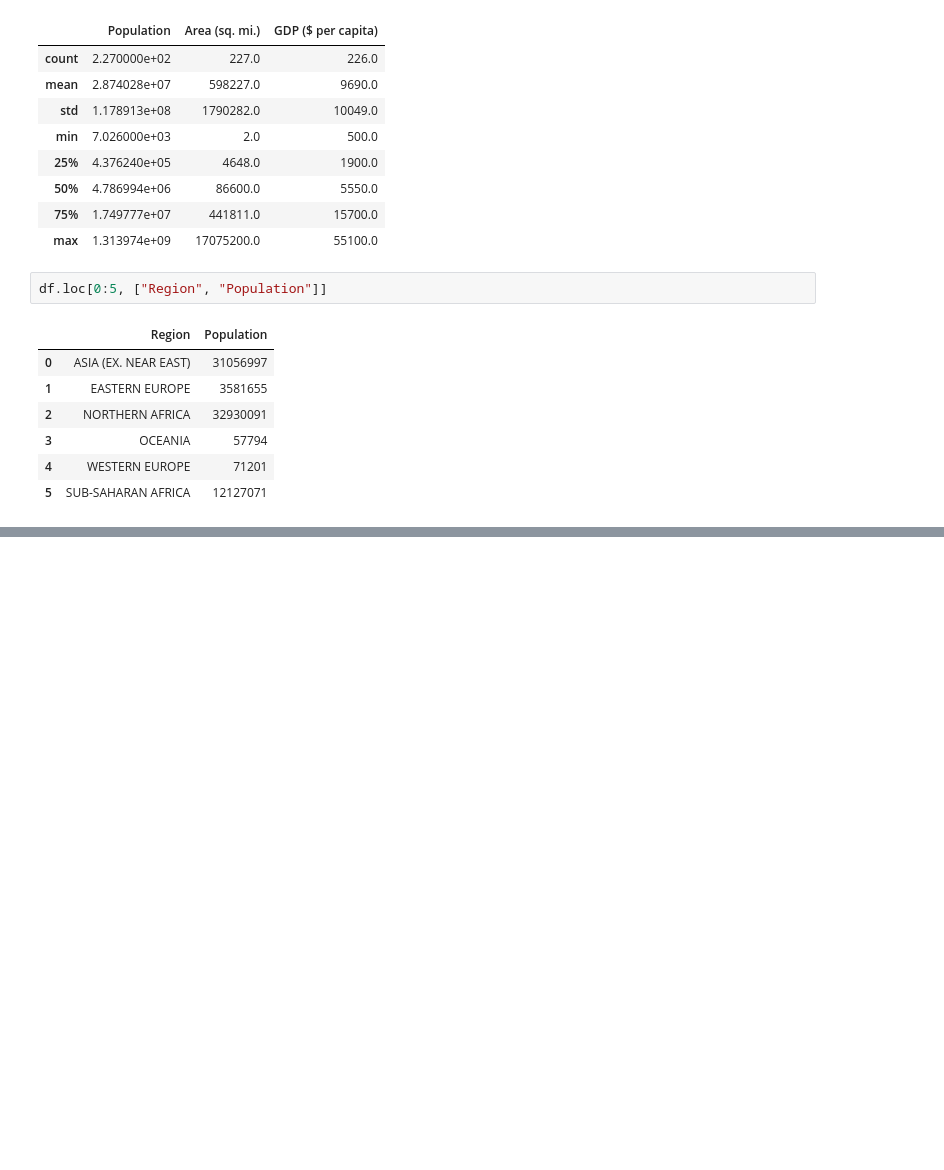
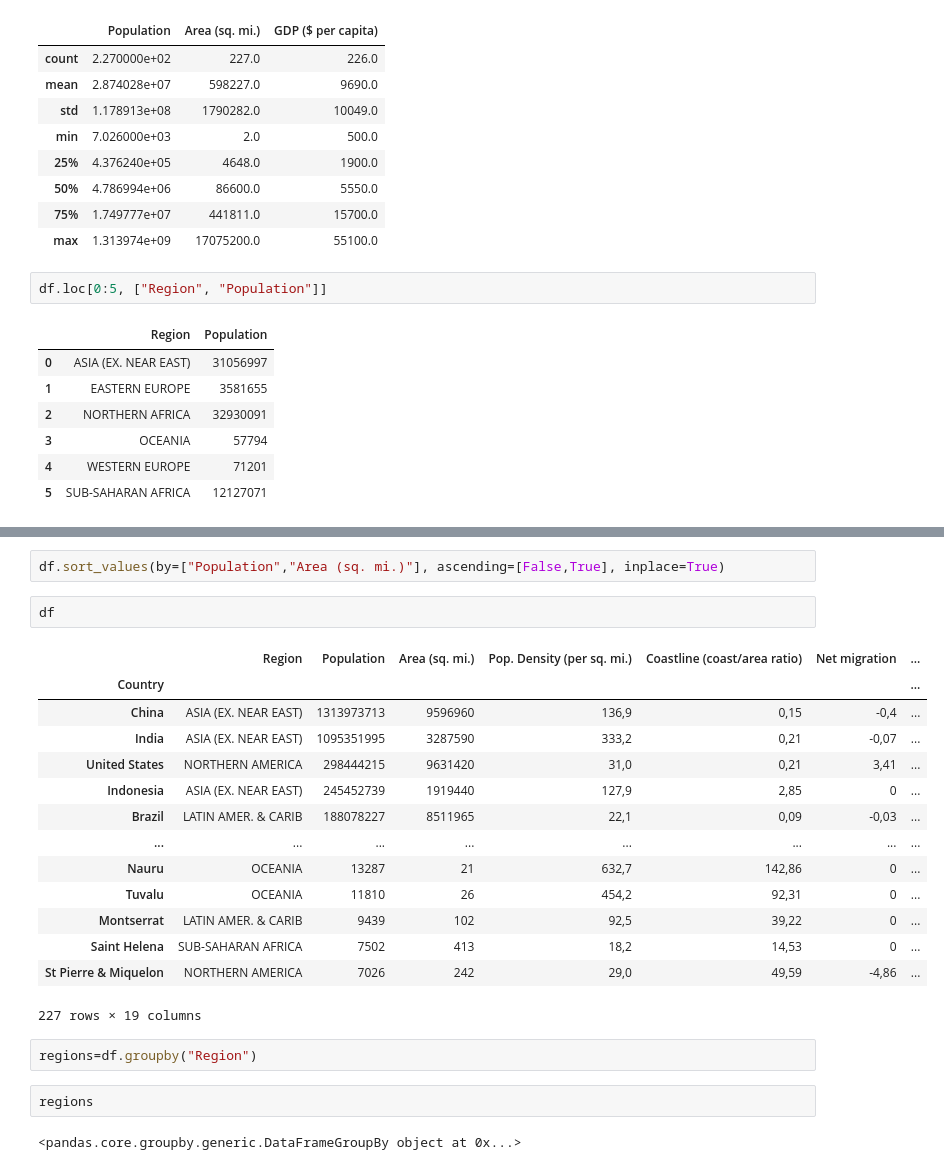
Before and after one commit to cherifbenham/ai_course, a Jupyter notebook: data_analysis_basics/lesson.ipynb, the cells around one changed output, grey strips where cells are left out. Cells and saved outputs as stored; diff of their text form; blank space fills up the shorter version.

```diff
--- a/data_analysis_basics/lesson.ipynb
+++ b/data_analysis_basics/lesson.ipynb
@@ -146,0 +249,25 @@ df.loc[0:5, ["Region", "Population"]]
+# %%
+df.sort_values(by=["Population","Area (sq. mi.)"], ascending=[False,True], inplace=True)
+# %%
+df
+# %% [output]
+|  | Region | Population | Area (sq. mi.) | Pop. Density (per sq. mi.) | Coastline (coast/area ratio) | Net migration | ... |
+| Country |  |  |  |  |  |  | ... |
+| China | ASIA (EX. NEAR EAST) | 1313973713 | 9596960 | 136,9 | 0,15 | -0,4 | ... |
+| India | ASIA (EX. NEAR EAST) | 1095351995 | 3287590 | 333,2 | 0,21 | -0,07 | ... |
+| United States | NORTHERN AMERICA | 298444215 | 9631420 | 31,0 | 0,21 | 3,41 | ... |
+| Indonesia | ASIA (EX. NEAR EAST) | 245452739 | 1919440 | 127,9 | 2,85 | 0 | ... |
+| Brazil | LATIN AMER. & CARIB | 188078227 | 8511965 | 22,1 | 0,09 | -0,03 | ... |
+| ... | ... | ... | ... | ... | ... | ... | ... |
+| Nauru | OCEANIA | 13287 | 21 | 632,7 | 142,86 | 0 | ... |
+| Tuvalu | OCEANIA | 11810 | 26 | 454,2 | 92,31 | 0 | ... |
+| Montserrat | LATIN AMER. & CARIB | 9439 | 102 | 92,5 | 39,22 | 0 | ... |
+| Saint Helena | SUB-SAHARAN AFRICA | 7502 | 413 | 18,2 | 14,53 | 0 | ... |
+| St Pierre & Miquelon | NORTHERN AMERICA | 7026 | 242 | 29,0 | 49,59 | -4,86 | ... |
+227 rows × 19 columns
+# %%
+regions=df.groupby("Region")
+# %%
+regions
+# %% [output]
+<pandas.core.groupby.generic.DataFrameGroupBy object at 0x...>
```
Also changed, not shown: parts of 9 cells of this notebook.
